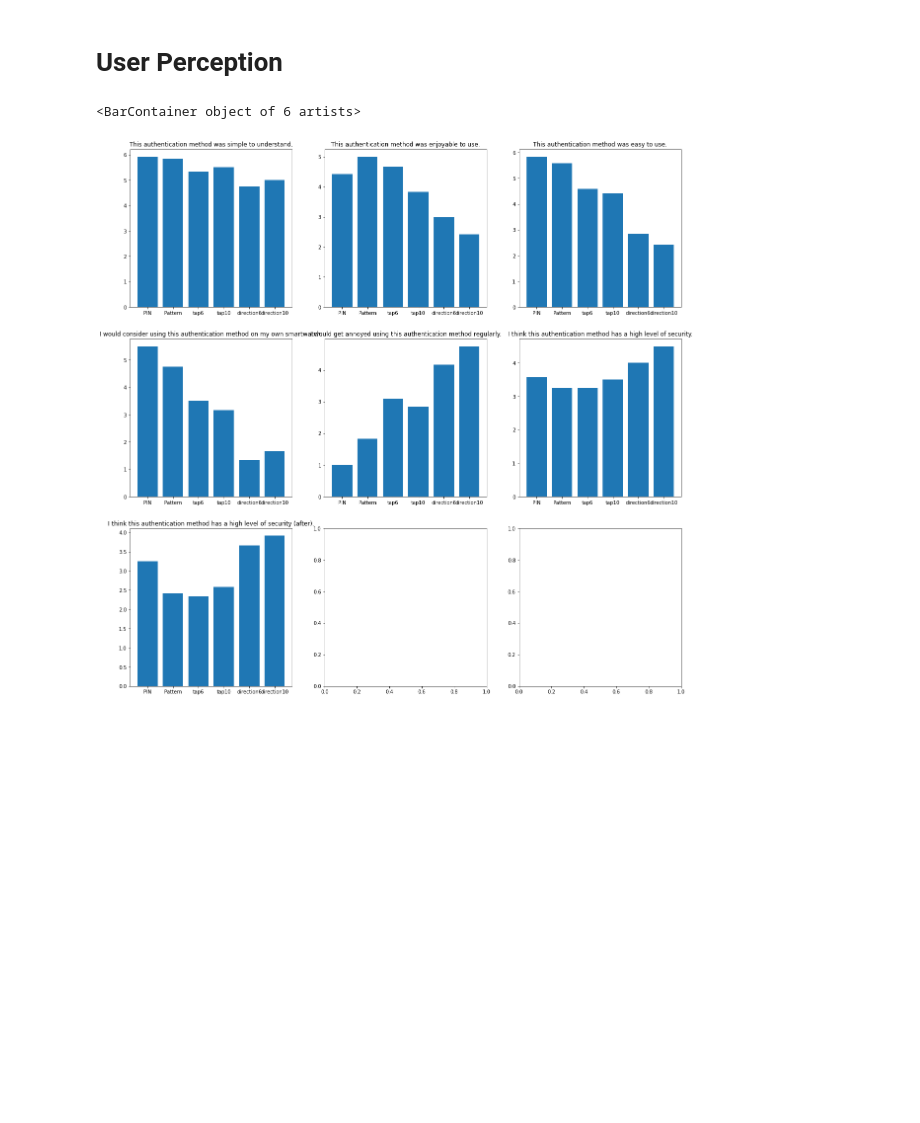
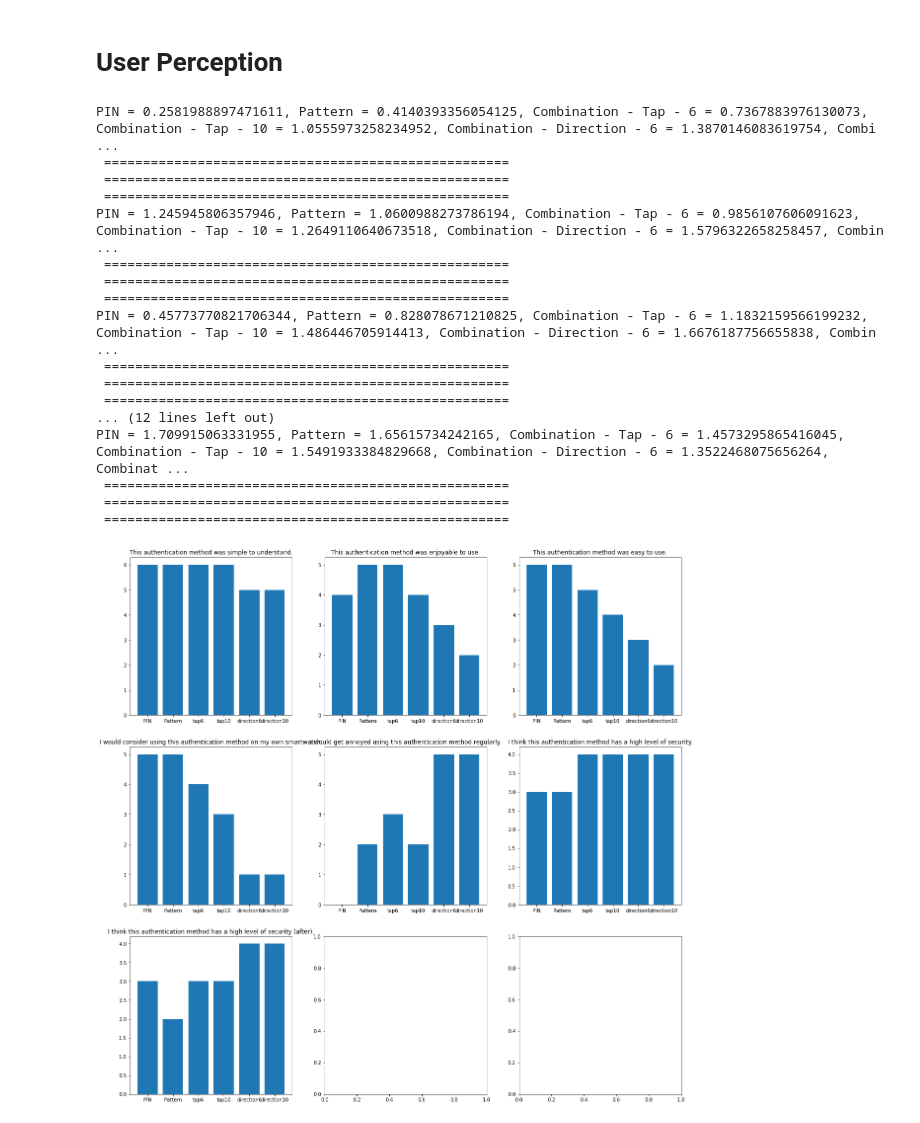
Before and after one commit to MarcElrick/CombinationLock, a Jupyter notebook: analysis.ipynb, the cells around one changed output. Drawn from its saved outputs; the diff is of its cells as text; code cells hidden in the pictures; blank space fills up the shorter version.

```diff
--- a/analysis.ipynb
+++ b/analysis.ipynb
@@ -50,6 +51,11 @@ for path in filepaths:
 # %%
 fullDict = {}
 
+for i in range(0, len(files)):
+
+    for key in files[i]:
+        for auth in files[i][key]:
+            auth['participantNo'] = i
 
 for f in files:
     fullDict = fullDict | f
@@ -119,0 +146,8 @@ for rect in rects:
+# %%
+fileTable = []
+for method in aggregated:
+    for index, value in enumerate(aggregated[method]):
+        fileTable.append([index, method, value])
+
+df = pd.DataFrame(fileTable, columns = ['participant', 'method', 'errorRate'])
+print(AnovaRM(df,'errorRate',subject='participant', within=['method']).fit())
@@ -282,47 +335,80 @@ with open('docs/user_perception.csv') as f:
         perception_dict[5][line[0]].append(int(line[6]))
         perception_dict[6][line[0]].append(int(line[8]))
 
+def get_std_deviations(method, axis):
+    valueList = []
+    with open('docs/user_perception.csv') as f:
+        for line in f:
+            line = line.split(',')[1:]
+            if line[0] == method:
+                valueList.append(int(line[axis]))
+    return stdev(valueList)
 
 
 
 for dic in perception_dict:
     for key in dic:
-        dic[key] = mean(dic[key])
+        dic[key] = median(dic[key])
 
     dic['tap6'] = dic.pop('Combination - Tap - 6')
     dic['tap10'] = dic.pop('Combination - Tap - 10')
     dic['direction6'] = dic.pop('Combination - Direction - 6')
     dic['direction10'] = dic.pop('Combination - Direction - 10')
 
 
 fig, axs = plt.subplots(3, 3, figsize=(20, 20))
 axs[0, 0].set_title('This authentication method was simple to understand.')
 axs[0, 0].bar(list(perception_dict[0].keys()),
               list(perception_dict[0].values()))
 axs[0, 1].set_title('This authentication method was enjoyable to use.')
 axs[0, 1].bar(list(perception_dict[1].keys()),
               list(perception_dict[1].values()))
 axs[0, 2].set_title('This authentication method was easy to use.')
 axs[0, 2].bar(list(perception_dict[2].keys()),
               list(perception_dict[2].values()))
 axs[1, 0].set_title(
     'I would consider using this authentication method on my own smartwatch.')
 axs[1, 0].bar(list(perception_dict[3].keys()),
               list(perception_dict[3].values()))
 axs[1, 1].set_title(
     'I would get annoyed using this authentication method regularly.')
 axs[1, 1].bar(list(perception_dict[4].keys()),
               list(perception_dict[4].values()))
 axs[1, 2].set_title('I think this authentication method has a high level of security.')
 axs[1, 2].bar(list(perception_dict[5].keys()),
               list(perception_dict[5].values()))
 axs[2, 0].set_title(
     'I think this authentication method has a high level of security (after).')
 axs[2, 0].bar(list(perception_dict[6].keys()),
               list(perception_dict[6].values()))
+
+methods = ['PIN','Pattern', 'Combination - Tap - 6', 'Combination - Tap - 10', 'Combination - Direction - 6', 'Combination - Direction - 10']
+for i in range(1,9):
+    if i==7:
+        continue;
+    for method in methods:
+        print(method +' =', end=' ')
+        print(get_std_deviations(method, axis=i), end=', ')
+    print('\n ====================================================' * 3)
 # %% [output]
-<BarContainer object of 6 artists>
+PIN = 0.2581988897471611, Pattern = 0.4140393356054125, Combination - Tap - 6 = 0.7367883976130073, Combination - Tap - 10 = 1.0555973258234952, Combination - Direction - 6 = 1.3870146083619754, Combi ...
+ ====================================================
+ ====================================================
+ ====================================================
+PIN = 1.245945806357946, Pattern = 1.0600988273786194, Combination - Tap - 6 = 0.9856107606091623, Combination - Tap - 10 = 1.2649110640673518, Combination - Direction - 6 = 1.5796322658258457, Combin ...
+ ====================================================
+ ====================================================
+ ====================================================
+PIN = 0.45773770821706344, Pattern = 0.828078671210825, Combination - Tap - 6 = 1.1832159566199232, Combination - Tap - 10 = 1.486446705914413, Combination - Direction - 6 = 1.6676187756655838, Combin ...
+ ====================================================
+ ====================================================
+ ====================================================
+... (12 lines left out)
+PIN = 1.709915063331955, Pattern = 1.65615734242165, Combination - Tap - 6 = 1.4573295865416045, Combination - Tap - 10 = 1.5491933384829668, Combination - Direction - 6 = 1.3522468075656264, Combinat ...
+ ====================================================
+ ====================================================
+ ====================================================
-[figure, old version]
+[figure, new version]
 # %%
 df = pd.read_csv('docs/user_perception.csv')
 print('THIS AUTHENTICATION METHOD WAS SIMPLE TO UNDERSTAND:\n')
```
Also changed, not shown: parts of 11 cells of this notebook, 1 other file.
